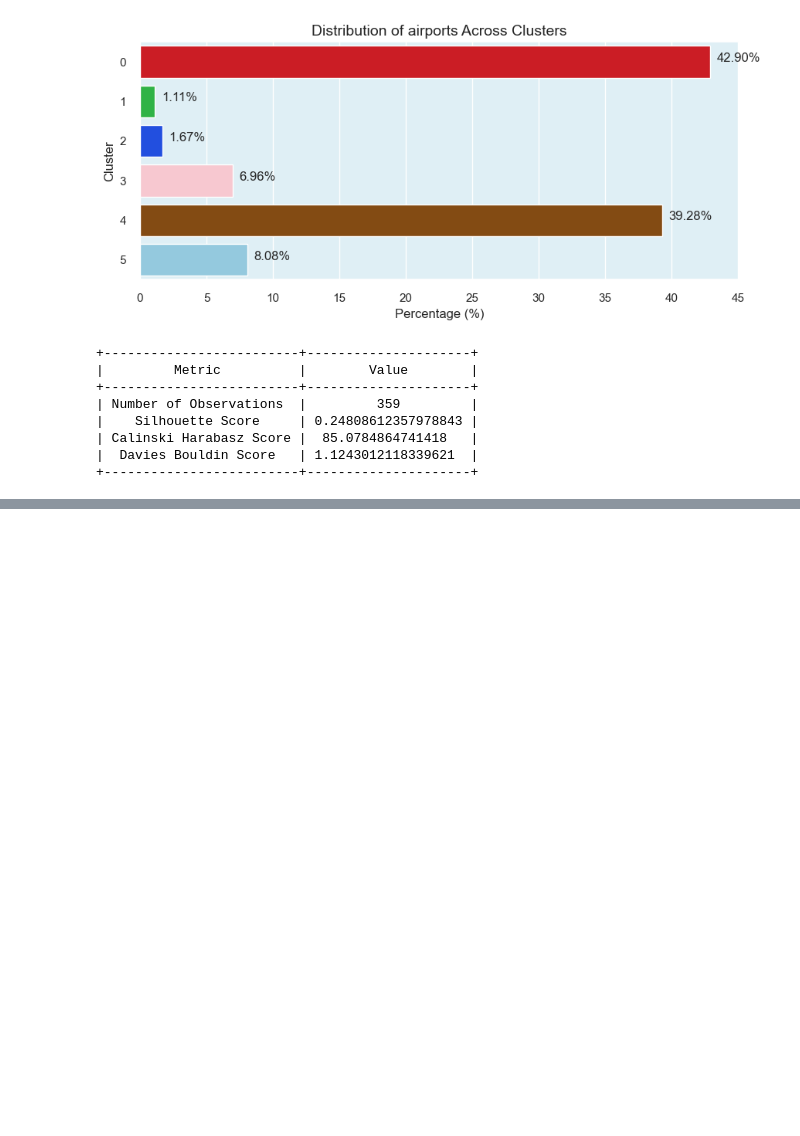
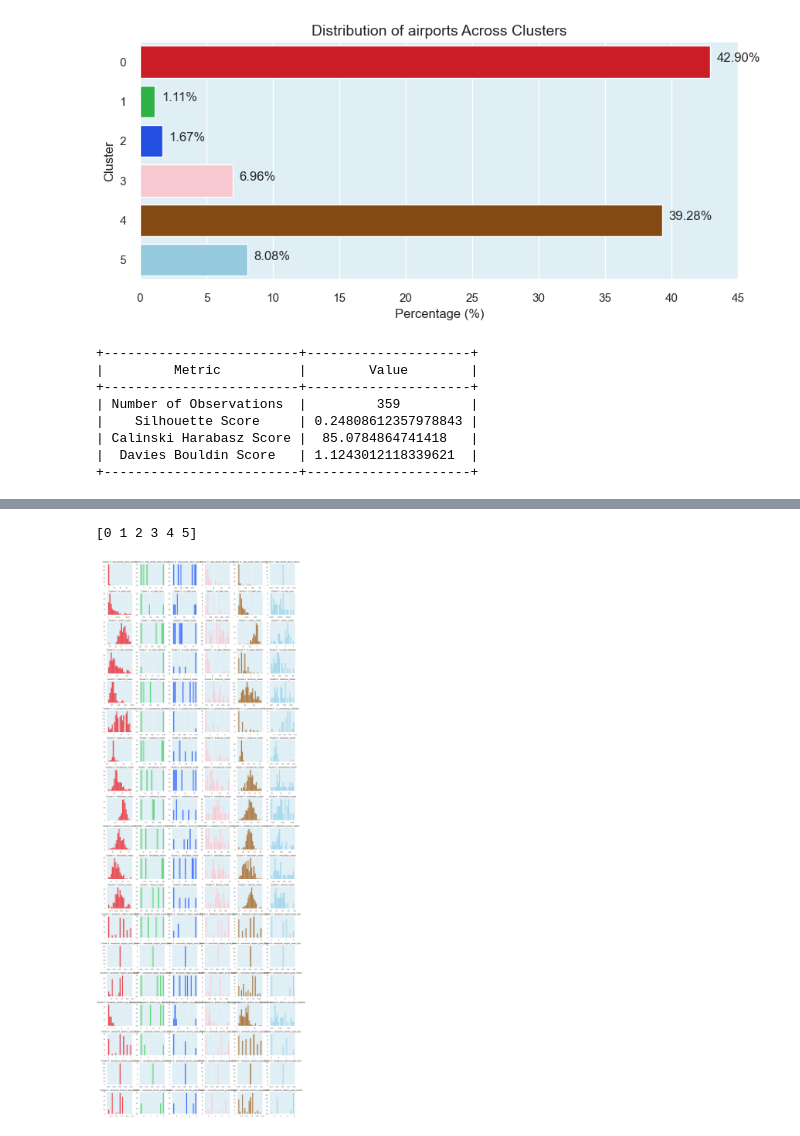
Before and after one commit to BrunoAfonso18/sdw, a Jupyter notebook: flights.ipynb, the cells around one changed output, grey strips where cells are left out. Drawn from its saved outputs; the diff is of its cells as text; code cells hidden in the pictures; blank space fills up the shorter version.

Commit message:
Cluster Analysis and Profiling

```diff
--- a/flights.ipynb
+++ b/flights.ipynb
@@ -1445,0 +1498,28 @@ print(tabulate(table_data, headers=["Metric", "Value"], tablefmt='pretty'))
+# %%
+# Plot histograms for each feature segmented by the clusters
+features = airport_data_cleaned.columns[1:-1]
+clusters = airport_data_cleaned['cluster'].unique()
+clusters.sort()
+
+print(clusters)
+
+# Setting up the subplots
+n_rows = len(features)
+n_cols = len(clusters)
+fig, axes = plt.subplots(n_rows, n_cols, figsize=(20, 3*n_rows))
+
+# Plotting histograms
+for i, feature in enumerate(features):
+    for j, cluster in enumerate(clusters):
+        data = airport_data_cleaned[airport_data_cleaned['cluster'] == cluster][feature]
+        axes[i, j].hist(data, bins=20, color=colors[j], edgecolor='w', alpha=0.7)
+        axes[i, j].set_title(f'Cluster {cluster} - {feature}', fontsize=15)
+        axes[i, j].set_xlabel('')
+        axes[i, j].set_ylabel('')
+
+# Adjusting layout to prevent overlapping
+plt.tight_layout()
+plt.show()
+# %% [output]
+[0 1 2 3 4 5]
+[figure, added]
```
Also changed, not shown: parts of 2 cells of this notebook.
